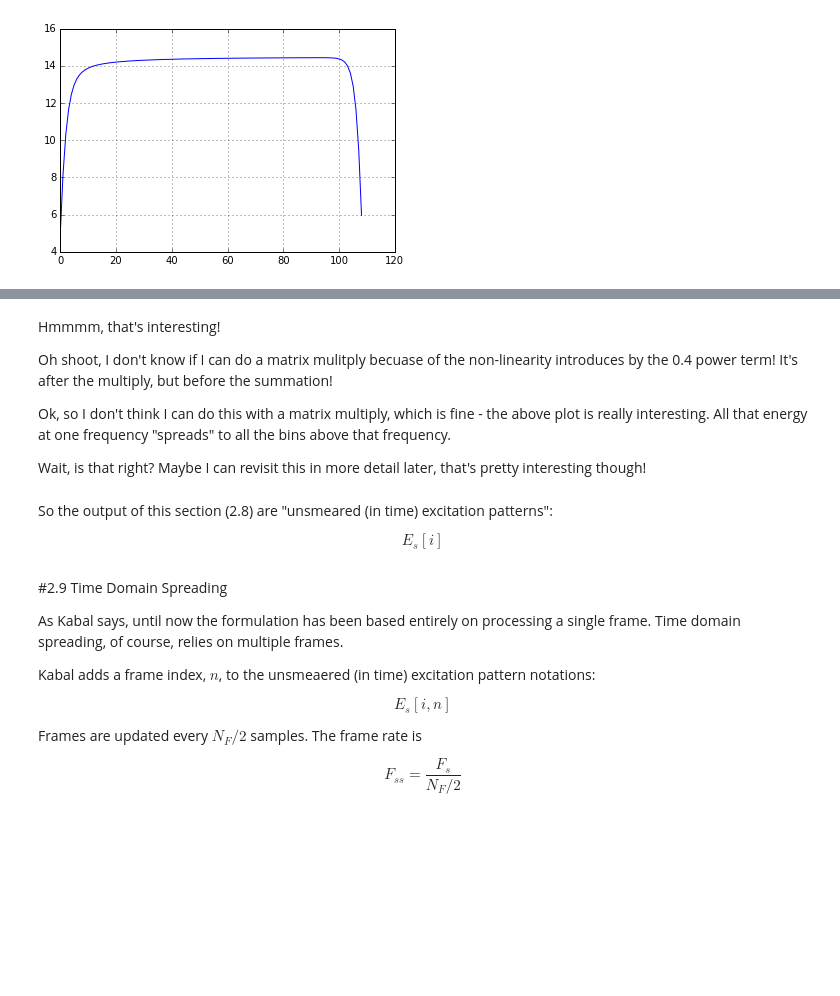
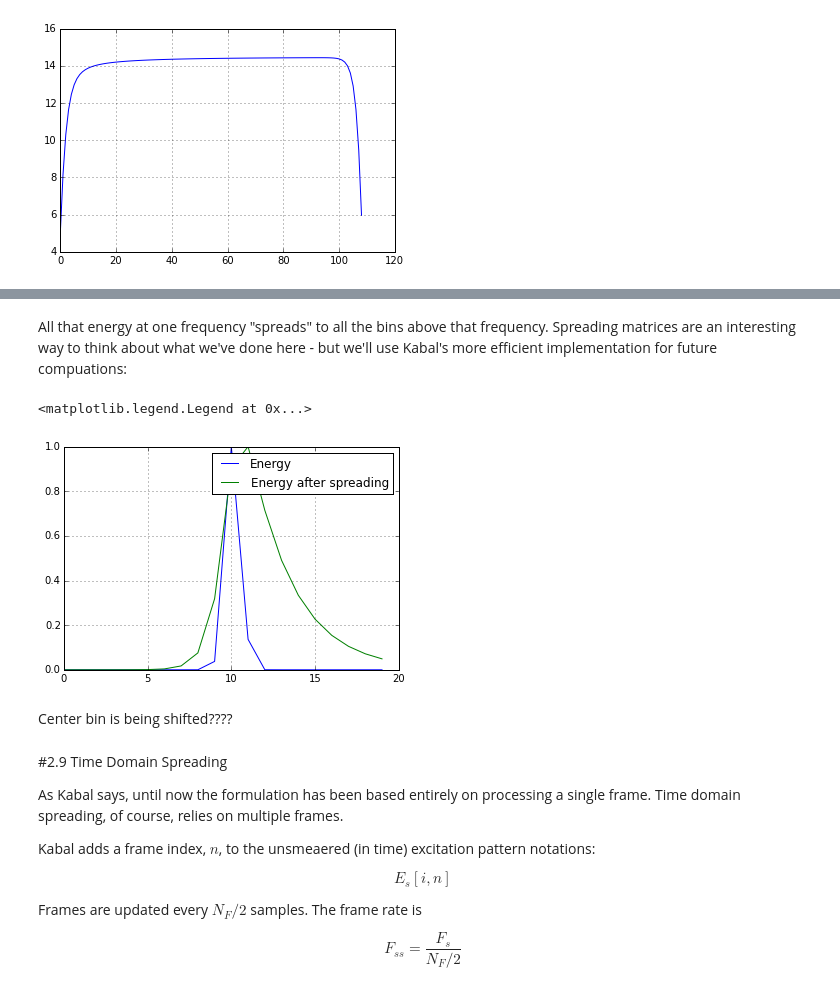
Before and after one commit to stephencwelch/Perceptual-Coding-In-Python, a Jupyter notebook: Explore PEAQ (Merged).ipynb, the cells around one changed output, grey strips where cells are left out. Cells and saved outputs as stored; diff of their text form; code cells hidden in the pictures; blank space fills up the shorter version.

```diff
--- a/Explore PEAQ (Merged).ipynb
+++ b/Explore PEAQ (Merged).ipynb
@@ -801,10 +650,0 @@ where the normalizing term is chosen to give a unit area for each center frequen
-# %%
-#Set center frame:
-l = 50
-S = np.zeros((Nc, 5))
-EtoTry = [0.0001, 0.1, 1, 10, 100000]
-
-for i in range(Nc):
-    for j in range(5):
-        S_db = Sdb(i, l, EtoTry[j])
-        S[i,j] = 10**(S_db/10)
@@ -1006,14 +719,2 @@ title('Spreading Matrix')
-# %% [markdown]
-Hmmmm, that's interesting!
-
-Oh shoot, I don't know if I can do a matrix mulitply becuase of the non-linearity introduces by the 0.4 power term! It's after the multiply, but before the summation!
-
-Ok, so I don't think I can do this with a matrix multiply, which is fine - the above plot is really interesting. All that energy at one frequency "spreads" to all the bins above that frequency.
-
-Wait, is that right? Maybe I can revisit this in more detail later, that's pretty interesting though!
-# %% [markdown]
-So the output of this section (2.8) are "unsmeared (in time) excitation patterns":
-
-$$
-E_s[i]
-$$
+# %% [markdown]
+All that energy at one frequency "spreads" to all the bins above that frequency. Spreading matrices are an interesting way to think about what we've done here - but we'll use Kabal's more efficient implementation for future compuations:
@@ -1020,3 +778,20 @@ $$
+# %%
+Es = np.zeros((2, Nc))
+
+Es[0,:] = PQ_SpreadCB(E[0,:],Bs)
+Es[1,:] = PQ_SpreadCB(E[1,:],Bs)
+# %%
+plot(E[0,20:40]/np.amax(E.ravel()))
+plot(Es[0,20:40]/np.amax(Es.ravel()))
+grid(1)
+
+
+legend(['Energy', 'Energy after spreading'])
+# %% [output]
+<matplotlib.legend.Legend at 0x...>
+[figure, added]
+# %% [markdown]
+Center bin is being shifted????
 # %% [markdown]
 #2.9 Time Domain Spreading
 
```
Also changed, not shown: parts of 78 cells of this notebook.
